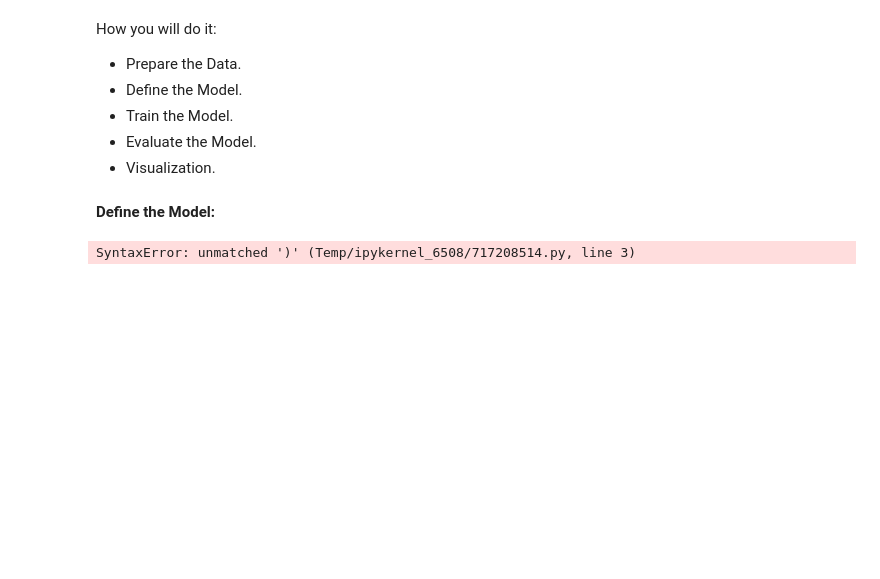
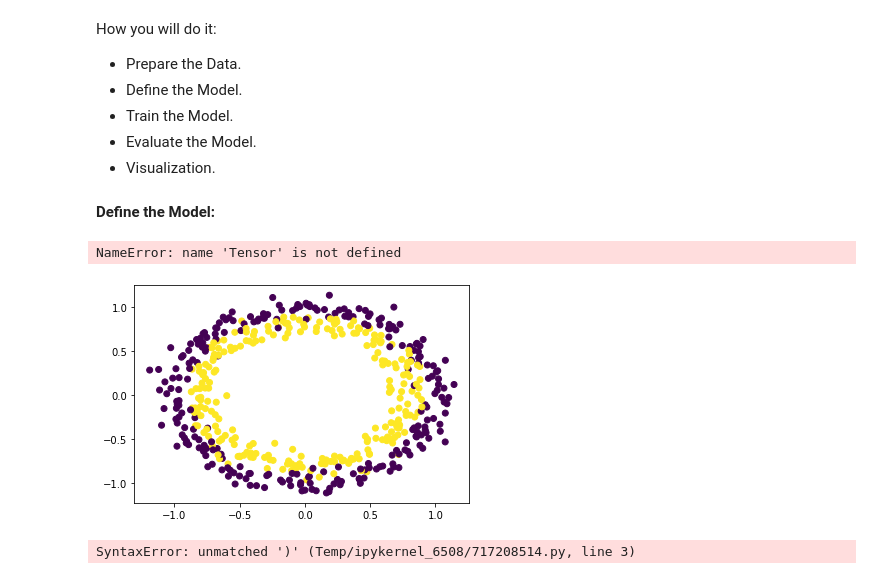
Before and after one commit to danieldemayo/DeepLearning, a Jupyter notebook: EX_1_TAU .ipynb, the cells around one changed output. Saved outputs shown, nothing was run; the diff lists cells and outputs as text; code cells hidden in the pictures; blank space fills up the shorter version.

```diff
--- a/EX_1_TAU .ipynb
+++ b/EX_1_TAU .ipynb
@@ -57,0 +85,17 @@ How you will do it:
+# %%
+plt.scatter(x[:, 0], x[:, 1], c=y)
+
+
+class LogisticRegression(nn.Module):
+    def __init__(self):
+        super().__init__()
+        self.sig = nn.Sigmoid()
+
+    def forward(self, x: Tensor) -> Tensor:
+        return self.sig.forward(x)
+
+
+t = torch.rand()
+# %% [output]
+NameError: name 'Tensor' is not defined
+[figure, added]
```
Also changed, not shown: parts of 21 cells of this notebook, 1 other file.
